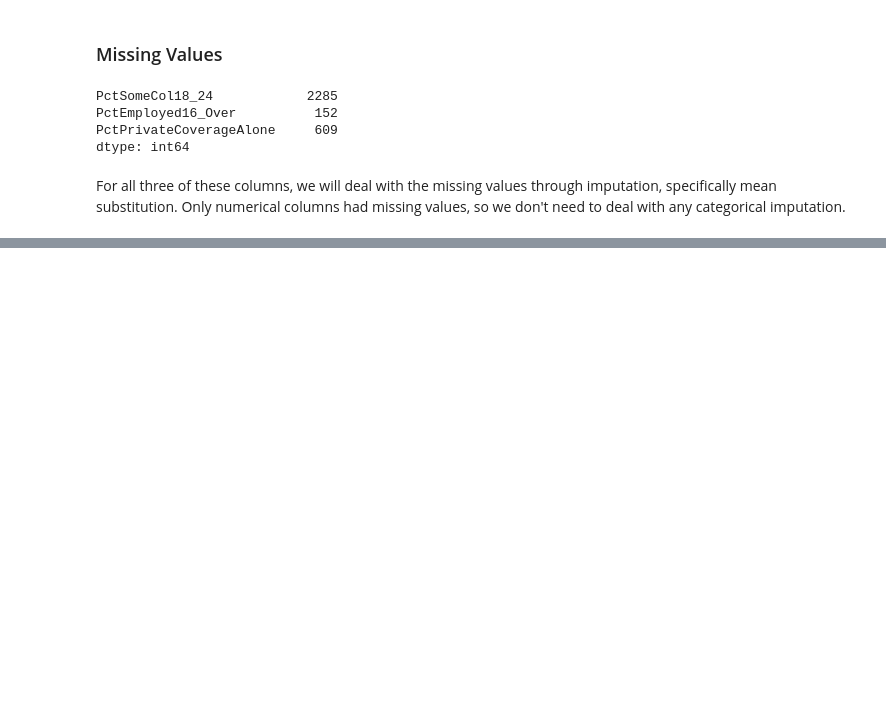
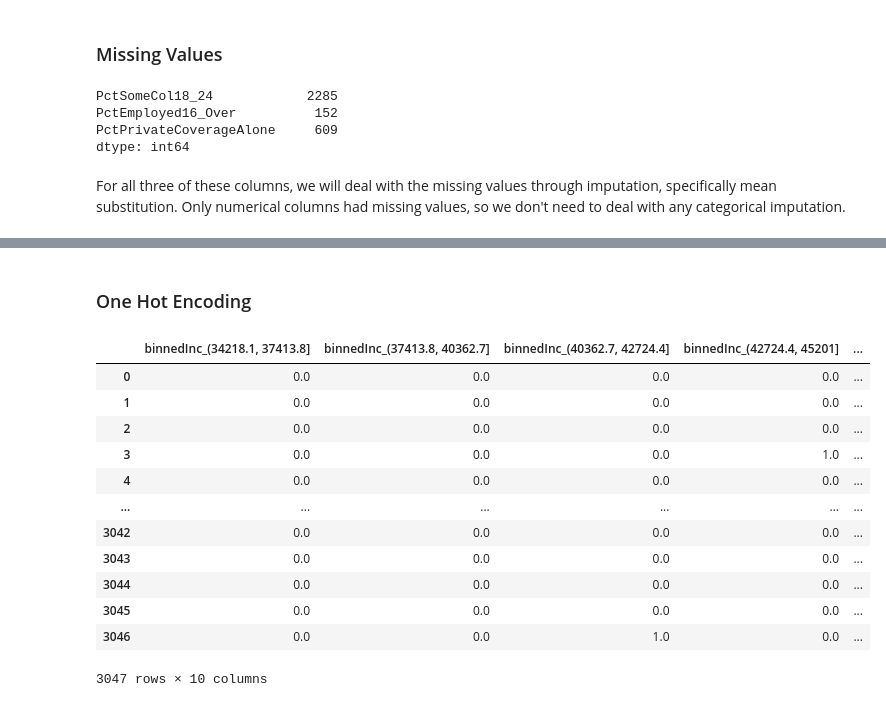
Before and after one commit to imadahmad97/ml_practice, a Jupyter notebook: models/supervised_learning/linear_regression/cancer_reg.ipynb, the cells around one changed output, grey strips where cells are left out. Drawn from its saved outputs; the diff is of its cells as text; code cells hidden in the pictures; blank space fills up the shorter version.

```diff
--- a/models/supervised_learning/linear_regression/cancer_reg.ipynb
+++ b/models/supervised_learning/linear_regression/cancer_reg.ipynb
@@ -71,0 +130,20 @@ Series([], dtype: int64)
+# %% [markdown]
+### One Hot Encoding
+# %%
+encoder = OneHotEncoder(sparse_output=False).set_output(transform='pandas')
+categorical_data = encoder.fit_transform(categorical_data)
+categorical_data
+# %% [output]
+|  | binnedInc_(34218.1, 37413.8] | binnedInc_(37413.8, 40362.7] | binnedInc_(40362.7, 42724.4] | binnedInc_(42724.4, 45201] | ... |
+| 0 | 0.0 | 0.0 | 0.0 | 0.0 | ... |
+| 1 | 0.0 | 0.0 | 0.0 | 0.0 | ... |
+| 2 | 0.0 | 0.0 | 0.0 | 0.0 | ... |
+| 3 | 0.0 | 0.0 | 0.0 | 1.0 | ... |
+| 4 | 0.0 | 0.0 | 0.0 | 0.0 | ... |
+| ... | ... | ... | ... | ... | ... |
+| 3042 | 0.0 | 0.0 | 0.0 | 0.0 | ... |
+| 3043 | 0.0 | 0.0 | 0.0 | 0.0 | ... |
+| 3044 | 0.0 | 0.0 | 0.0 | 0.0 | ... |
+| 3045 | 0.0 | 0.0 | 0.0 | 0.0 | ... |
+| 3046 | 0.0 | 0.0 | 1.0 | 0.0 | ... |
+3047 rows × 10 columns
```
Also changed, not shown: parts of 15 cells of this notebook.
